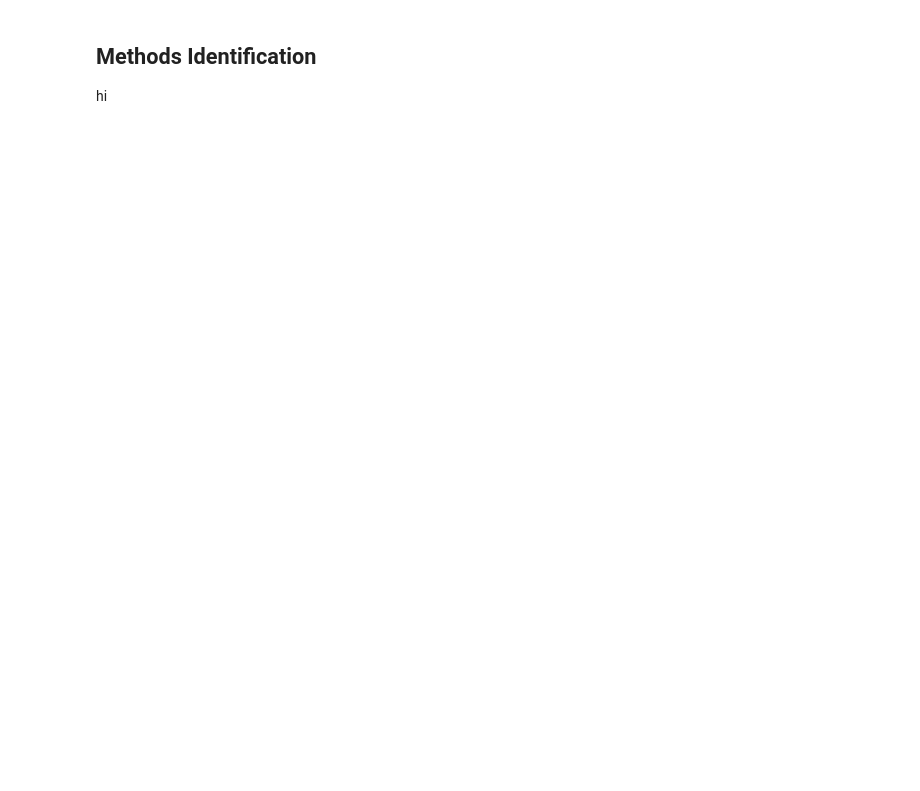
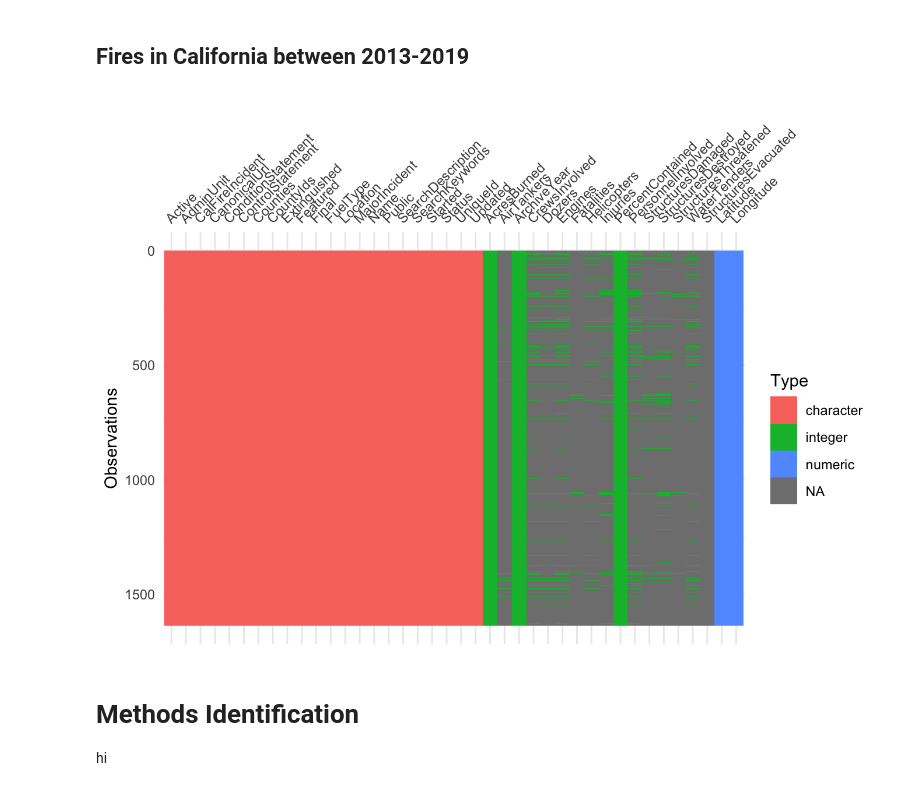
Before and after one commit to balcarcm97/final_project, a Jupyter notebook: docs/index.embed.ipynb, the cells around one changed output. Cells and saved outputs as stored; diff of their text form; code cells hidden in the pictures; blank space fills up the shorter version.

```diff
--- a/docs/index.embed.ipynb
+++ b/docs/index.embed.ipynb
@@ -12,4 +12,4 @@ hi
 # %%
 plot_data <- read.csv("PlotData.csv")
 tree_data <- read.csv("TreeData.csv")
-visdat::vis_dat(plot_data)
+fireincidents <- read.csv("California_Fire_incidents.csv")
@@ -19,4 +28,10 @@ visdat::vis_dat(plot_data)
+# %% [markdown]
+## Fires in California between 2013-2019
+# %%
+visdat::vis_dat(fireincidents)
+# %% [output]
+[figure, added]
 # %% [markdown]
-## Methods Identification
+# Methods Identification
 
 hi
```
Also changed, not shown: parts of 6 cells of this notebook, 13 other files.
